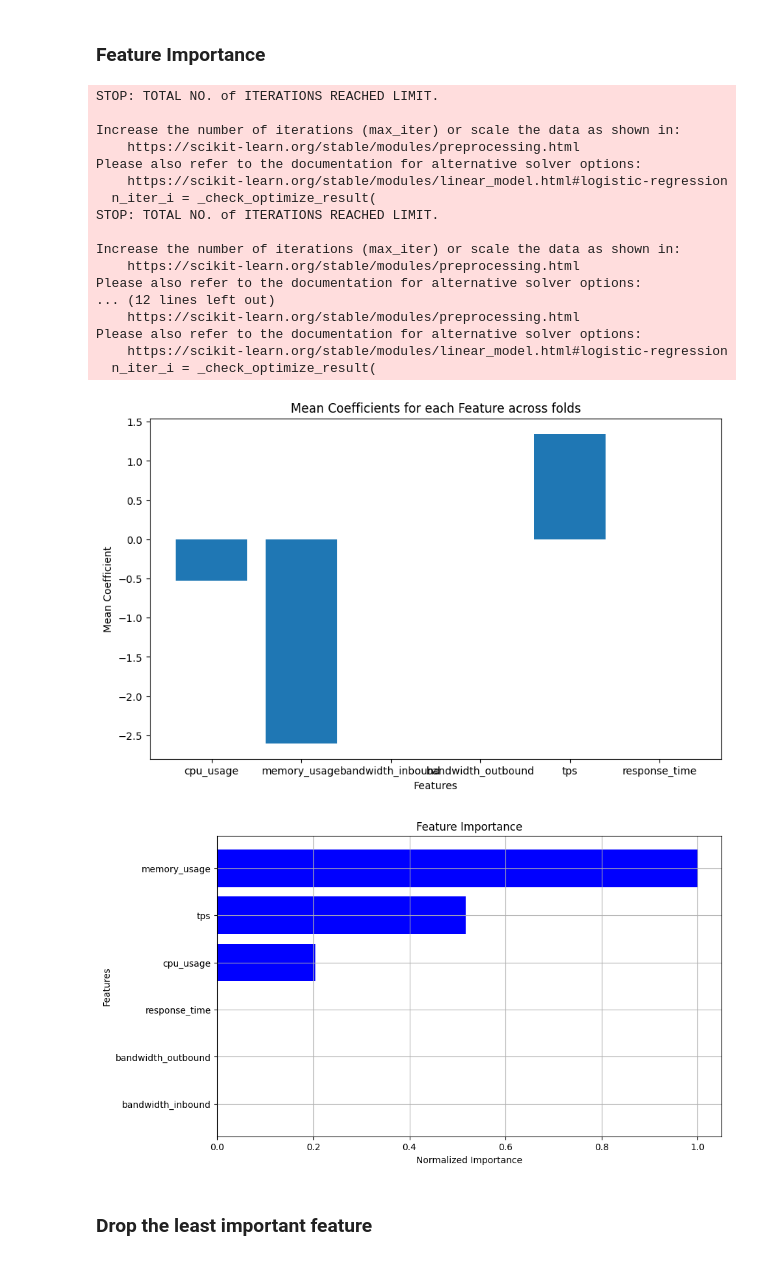
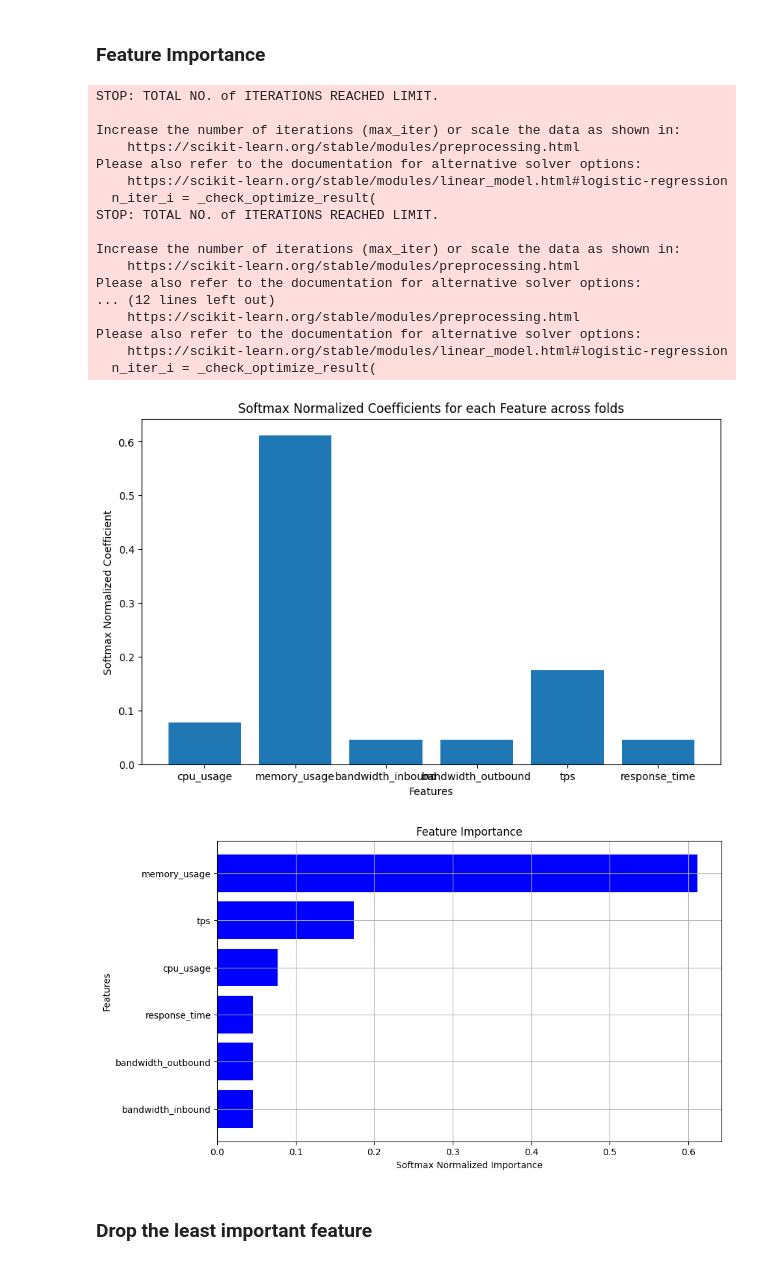
Before and after one commit to meng-rcis/rcie-system-metrics-prediction, a Jupyter notebook: two-stages/status/status.logistic_regression.ipynb, the cells around one changed output. Cells and saved outputs as stored; diff of their text form; code cells hidden in the pictures.

Commit message:
Change Visualization

```diff
--- a/two-stages/status/status.logistic_regression.ipynb
+++ b/two-stages/status/status.logistic_regression.ipynb
@@ -133,59 +133,64 @@ for i, (train, test) in enumerate(cv.split(X)):
 # Calculate the mean coefficient for each feature across folds
 mean_coefficients = coefficients.mean(axis=0)
 
+# Define the softmax function
+def softmax(x):
+    """Compute softmax values for each sets of scores in x."""
+    e_x = np.exp(x - np.max(x))
+    return e_x / e_x.sum(axis=0)
+
+# Apply the softmax function to the mean coefficients
+softmax_coefficients = softmax(np.abs(mean_coefficients))
+
 # Create a new figure
 plt.figure(figsize=(10, 6))
 
 # Create a bar plot
-plt.bar(feature_cols, mean_coefficients)
+plt.bar(feature_cols, softmax_coefficients)
 
 # Add labels and title
 plt.xlabel('Features')
-plt.ylabel('Mean Coefficient')
-plt.title('Mean Coefficients for each Feature across folds')
+plt.ylabel('Softmax Normalized Coefficient')
+plt.title('Softmax Normalized Coefficients for each Feature across folds')
 
 # Display the plot
 plt.show()
 
-# Normalize importance values
-scaler = MinMaxScaler(feature_range=(0, 1))
-importance_normalized = scaler.fit_transform(np.abs(mean_coefficients.reshape(-1, 1)))
-
 # Create a DataFrame for easier manipulation
-df_importance = pd.DataFrame(importance_normalized, columns=['importance'])
+df_importance = pd.DataFrame(softmax_coefficients, columns=['importance'])
 df_importance['feature'] = feature_cols
 
 # Sort DataFrame by importance
 df_importance = df_importance.sort_values(by='importance', ascending=True)
 
 # Plot the Feature Importance
 plt.figure(figsize=(10, 6))
 plt.barh(df_importance['feature'], df_importance['importance'], color='b', align='center')
 plt.title('Feature Importance')
-plt.xlabel('Normalized Importance')
+plt.xlabel('Softmax Normalized Importance')
 plt.ylabel('Features')
 plt.grid(True)
 plt.show()
 # %% [output]
 STOP: TOTAL NO. of ITERATIONS REACHED LIMIT.
 
 Increase the number of iterations (max_iter) or scale the data as shown in:
     https://scikit-learn.org/stable/modules/preprocessing.html
 Please also refer to the documentation for alternative solver options:
     https://scikit-learn.org/stable/modules/linear_model.html#logistic-regression
   n_iter_i = _check_optimize_result(
 STOP: TOTAL NO. of ITERATIONS REACHED LIMIT.
 
 Increase the number of iterations (max_iter) or scale the data as shown in:
     https://scikit-learn.org/stable/modules/preprocessing.html
 Please also refer to the documentation for alternative solver options:
 ... (12 lines left out)
     https://scikit-learn.org/stable/modules/preprocessing.html
 Please also refer to the documentation for alternative solver options:
     https://scikit-learn.org/stable/modules/linear_model.html#logistic-regression
   n_iter_i = _check_optimize_result(
-[figure, old version]
+[figure, new version]
-[figure, old version]
+[figure, new version]
 # %% [markdown]
 ### Drop the least important feature
 # %%
```
Also changed, not shown: parts of 1 cell of this notebook.
